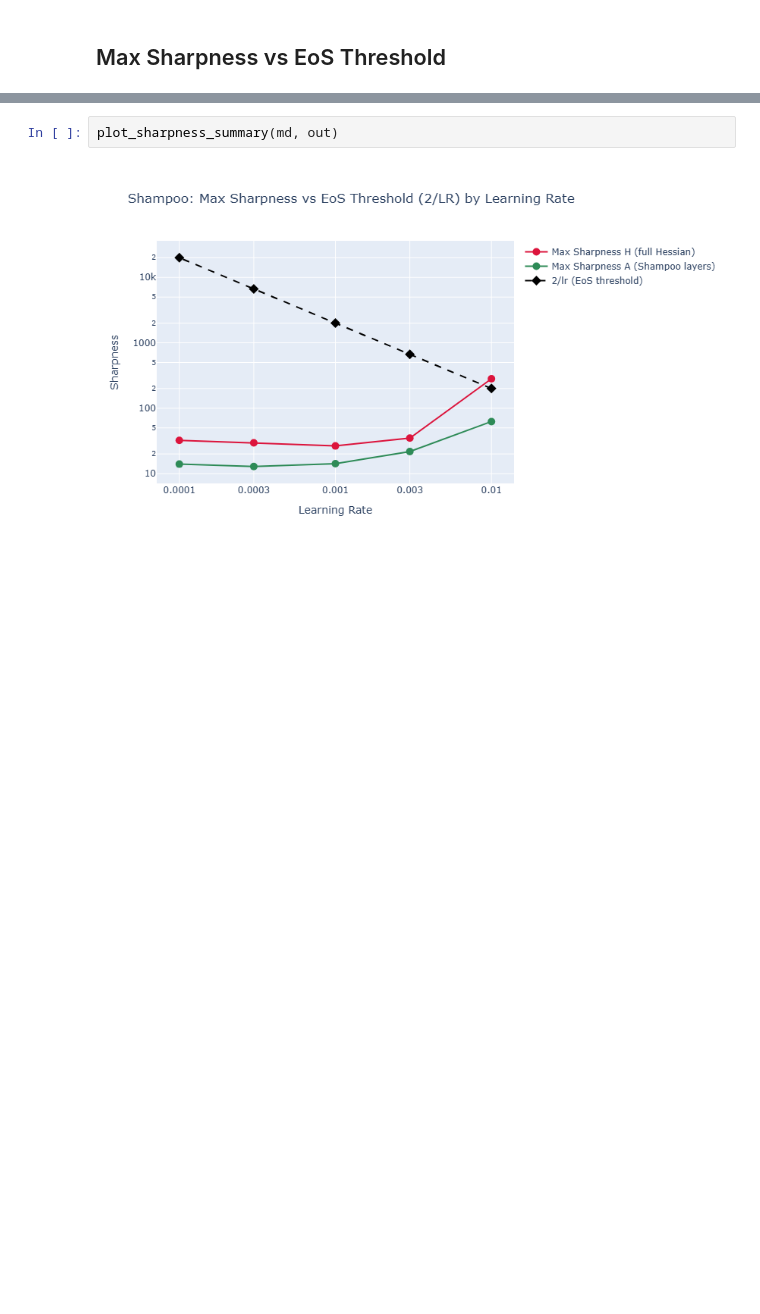
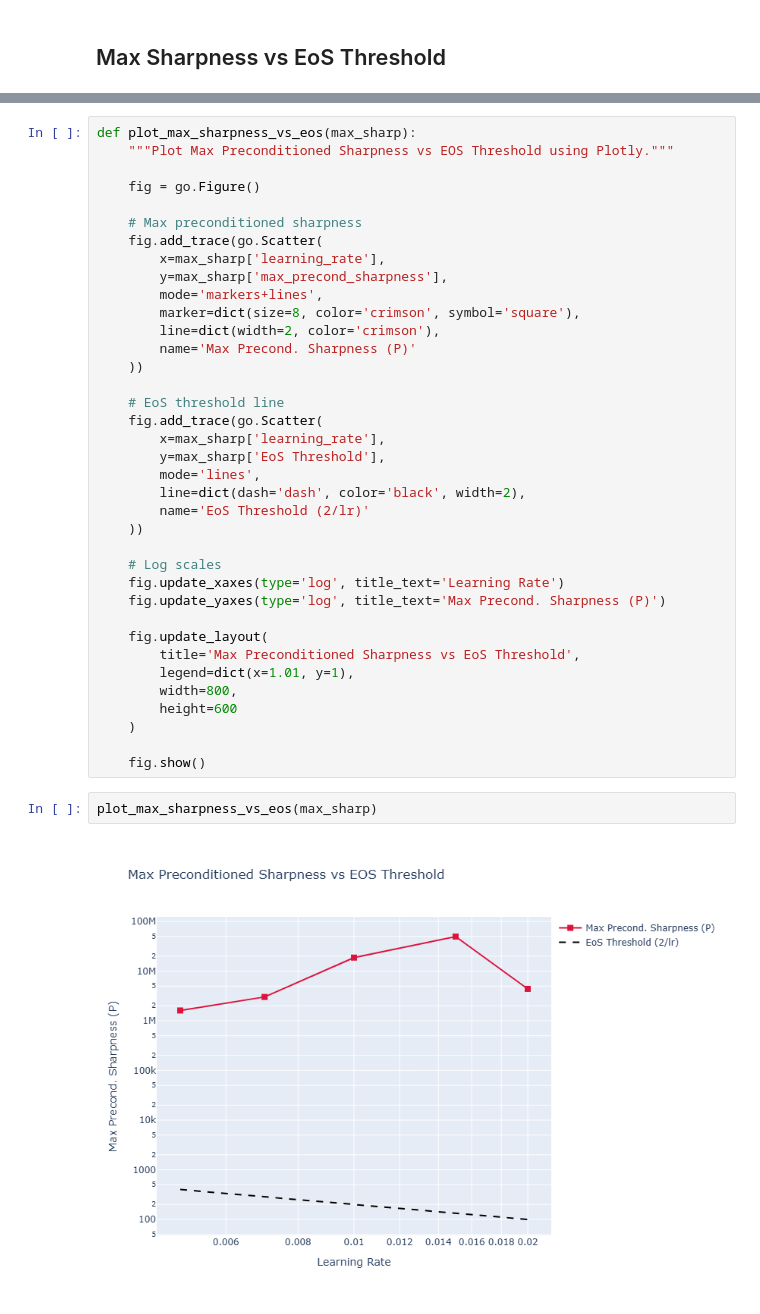
Before and after one commit to mfjacobsen/Investigating-NN-Optimizers, a Jupyter notebook: notebooks/ZJ_shampoo_eos.ipynb, the cells around one changed output, grey strips where cells are left out. Cells and saved outputs as stored; diff of their text form; blank space fills up the shorter version.

```diff
--- a/notebooks/ZJ_shampoo_eos.ipynb
+++ b/notebooks/ZJ_shampoo_eos.ipynb
@@ -850,4 +744,41 @@ def plot_sharpness_summary(metadata, output):
-# %%
-plot_sharpness_summary(md, out)
-# %% [output]
-[figure, removed]
+# %%
+def plot_max_sharpness_vs_eos(max_sharp):
+    """Plot Max Preconditioned Sharpness vs EOS Threshold using Plotly."""
+
+    fig = go.Figure()
+
+    # Max preconditioned sharpness
+    fig.add_trace(go.Scatter(
+        x=max_sharp['learning_rate'],
+        y=max_sharp['max_precond_sharpness'],
+        mode='markers+lines',
+        marker=dict(size=8, color='crimson', symbol='square'),
+        line=dict(width=2, color='crimson'),
+        name='Max Precond. Sharpness (P)'
+    ))
+
+    # EoS threshold line
+    fig.add_trace(go.Scatter(
+        x=max_sharp['learning_rate'],
+        y=max_sharp['EoS Threshold'],
+        mode='lines',
+        line=dict(dash='dash', color='black', width=2),
+        name='EoS Threshold (2/lr)'
+    ))
+
+    # Log scales
+    fig.update_xaxes(type='log', title_text='Learning Rate')
+    fig.update_yaxes(type='log', title_text='Max Precond. Sharpness (P)')
+
+    fig.update_layout(
+        title='Max Preconditioned Sharpness vs EoS Threshold',
+        legend=dict(x=1.01, y=1),
+        width=800,
+        height=600
+    )
+
+    fig.show()
+# %%
+plot_max_sharpness_vs_eos(max_sharp)
+# %% [output]
+[figure, added]
```
Also changed, not shown: parts of 17 cells of this notebook.
